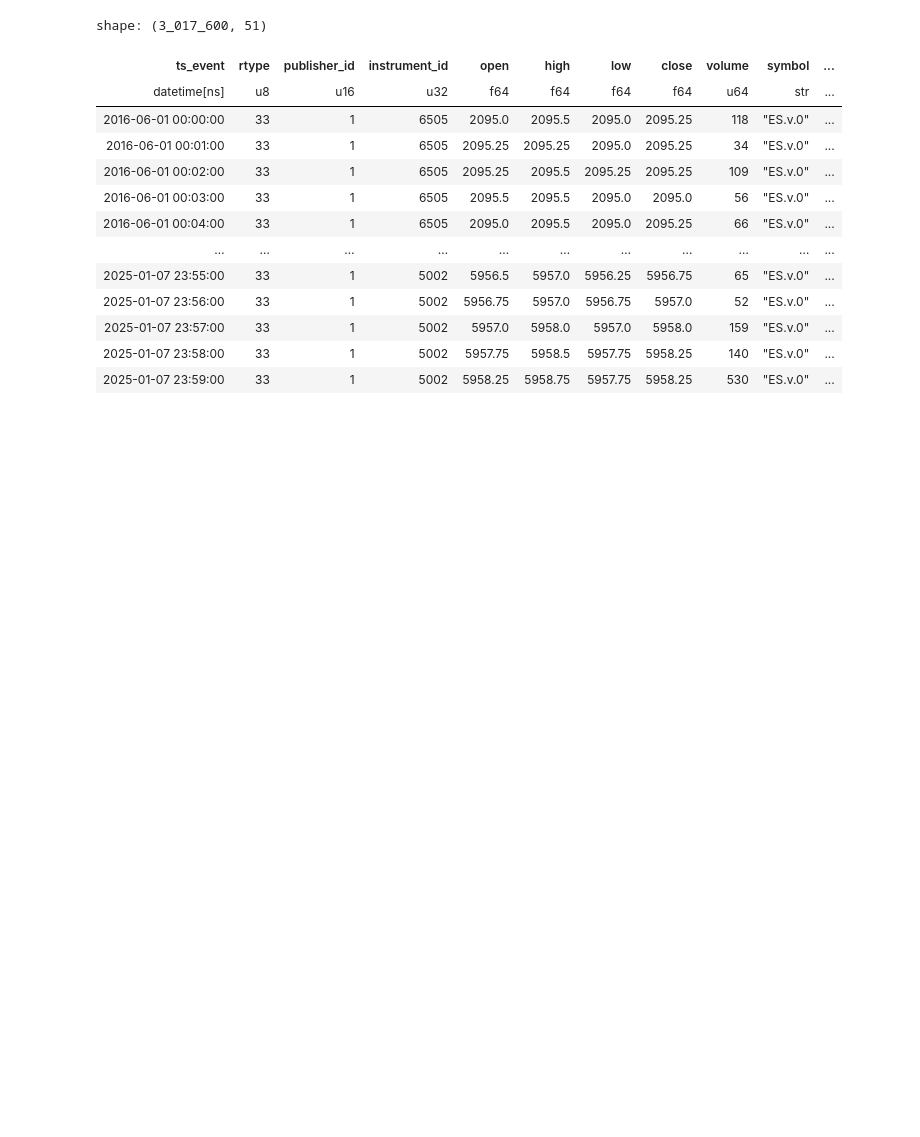
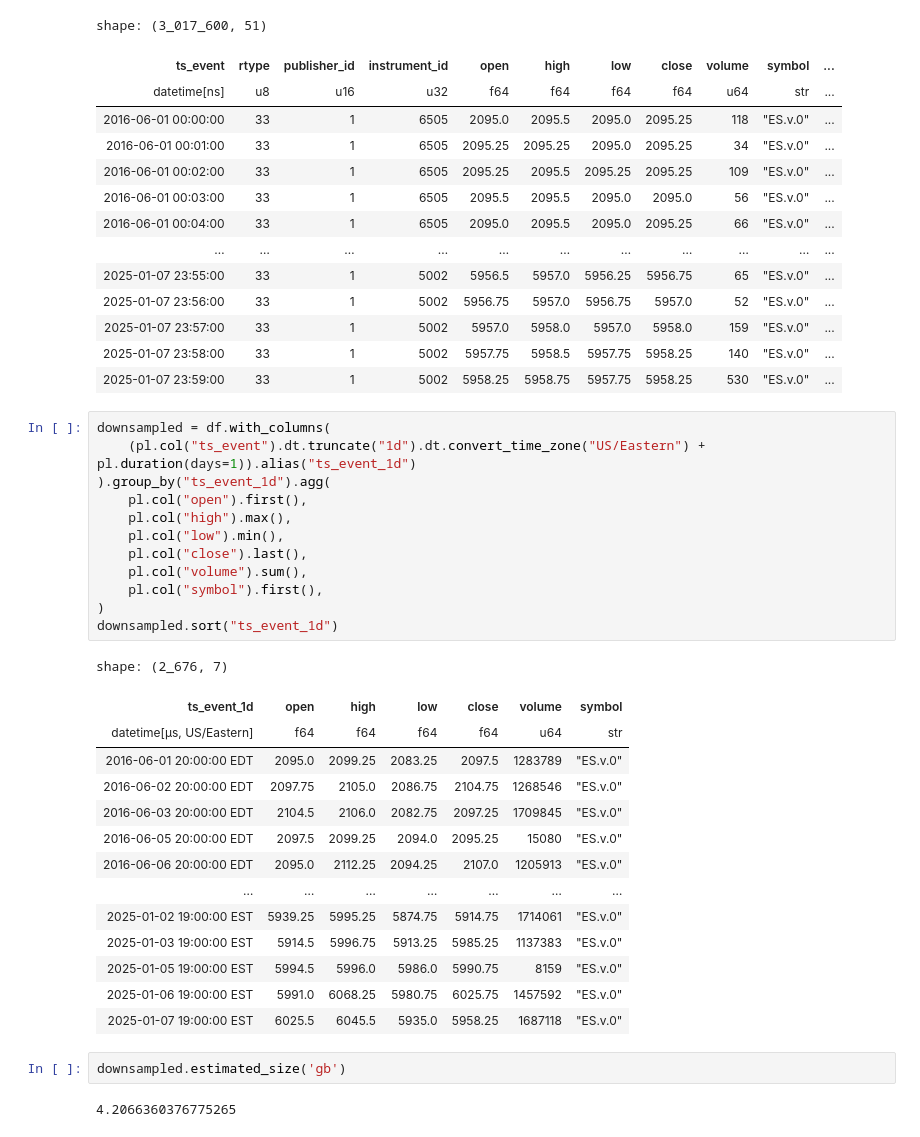
Before and after one commit to ashler-herrick/bibracte-portfolio, a Jupyter notebook: notebooks/testing_strategy.ipynb, the cells around one changed output. Drawn from its saved outputs; the diff is of its cells as text; blank space fills up the shorter version.

```diff
--- a/notebooks/testing_strategy.ipynb
+++ b/notebooks/testing_strategy.ipynb
@@ -228,3 +228,34 @@ shape: (3_017_600, 51)
 | 2025-01-07 23:57:00 | 33 | 1 | 5002 | 5957.0 | 5958.0 | 5957.0 | 5958.0 | 159 | "ES.v.0" | ... |
 | 2025-01-07 23:58:00 | 33 | 1 | 5002 | 5957.75 | 5958.5 | 5957.75 | 5958.25 | 140 | "ES.v.0" | ... |
 | 2025-01-07 23:59:00 | 33 | 1 | 5002 | 5958.25 | 5958.75 | 5957.75 | 5958.25 | 530 | "ES.v.0" | ... |
+# %%
+downsampled = df.with_columns(
+    (pl.col("ts_event").dt.truncate("1d").dt.convert_time_zone("US/Eastern") + pl.duration(days=1)).alias("ts_event_1d")
+).group_by("ts_event_1d").agg(
+    pl.col("open").first(),
+    pl.col("high").max(),
+    pl.col("low").min(),
+    pl.col("close").last(),
+    pl.col("volume").sum(),
+    pl.col("symbol").first(),
+)
+downsampled.sort("ts_event_1d")
+# %% [output]
+shape: (2_676, 7)
+| ts_event_1d | open | high | low | close | volume | symbol |
+| datetime[μs, US/Eastern] | f64 | f64 | f64 | f64 | u64 | str |
+| 2016-06-01 20:00:00 EDT | 2095.0 | 2099.25 | 2083.25 | 2097.5 | 1283789 | "ES.v.0" |
+| 2016-06-02 20:00:00 EDT | 2097.75 | 2105.0 | 2086.75 | 2104.75 | 1268546 | "ES.v.0" |
+| 2016-06-03 20:00:00 EDT | 2104.5 | 2106.0 | 2082.75 | 2097.25 | 1709845 | "ES.v.0" |
+| 2016-06-05 20:00:00 EDT | 2097.5 | 2099.25 | 2094.0 | 2095.25 | 15080 | "ES.v.0" |
+| 2016-06-06 20:00:00 EDT | 2095.0 | 2112.25 | 2094.25 | 2107.0 | 1205913 | "ES.v.0" |
+| … | … | … | … | … | … | … |
+| 2025-01-02 19:00:00 EST | 5939.25 | 5995.25 | 5874.75 | 5914.75 | 1714061 | "ES.v.0" |
+| 2025-01-03 19:00:00 EST | 5914.5 | 5996.75 | 5913.25 | 5985.25 | 1137383 | "ES.v.0" |
+| 2025-01-05 19:00:00 EST | 5994.5 | 5996.0 | 5986.0 | 5990.75 | 8159 | "ES.v.0" |
+| 2025-01-06 19:00:00 EST | 5991.0 | 6068.25 | 5980.75 | 6025.75 | 1457592 | "ES.v.0" |
+| 2025-01-07 19:00:00 EST | 6025.5 | 6045.5 | 5935.0 | 5958.25 | 1687118 | "ES.v.0" |
+# %%
+downsampled.estimated_size('gb')
+# %% [output]
+4.2066360376775265
```
Also changed, not shown: 1 other file.
